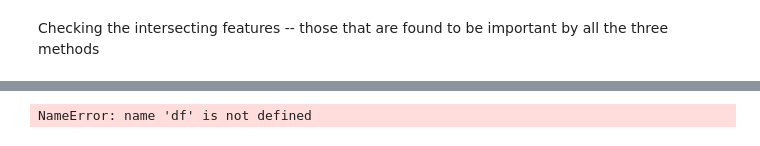
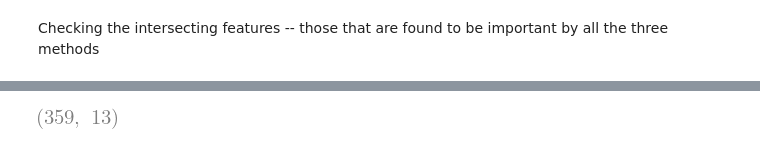
Before and after one commit to shamanth-kuthpadi/dowhy-preeclampsia, a Jupyter notebook: FeatureSelection.ipynb, the cells around one changed output, grey strips where cells are left out. Cells and saved outputs as stored; diff of their text form; code cells hidden in the pictures.

```diff
--- a/FeatureSelection.ipynb
+++ b/FeatureSelection.ipynb
@@ -122,0 +129,4 @@ list(intersection)
+# %%
+keep_cols = list(intersection)
+keep_cols.append('Group')
+keep_cols
@@ -123,5 +147,5 @@ list(intersection)
 # %%
-df = df.loc[:, list(intersection)]
+df = df.loc[:, keep_cols]
 df.shape
 # %% [output]
-NameError: name 'df' is not defined
+[figure, added]
```
Also changed, not shown: parts of 21 cells of this notebook, 1 other file.
